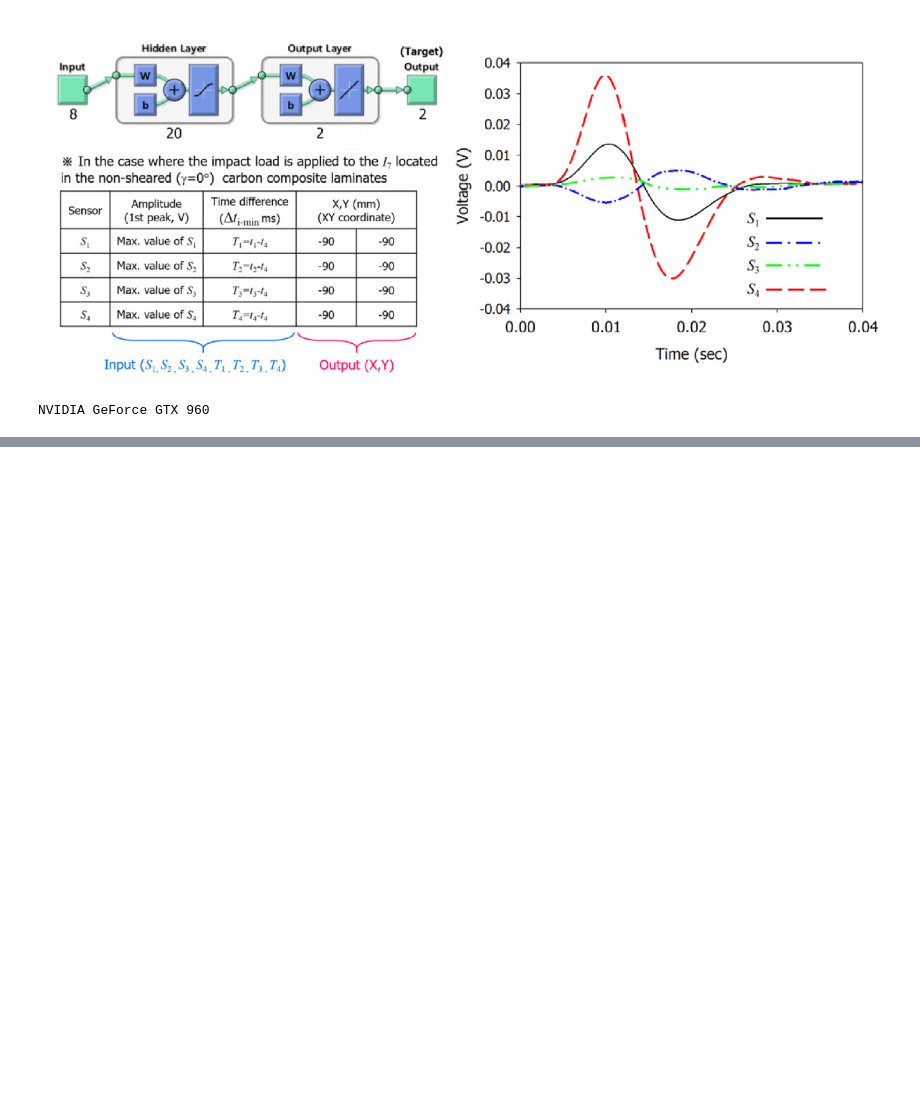
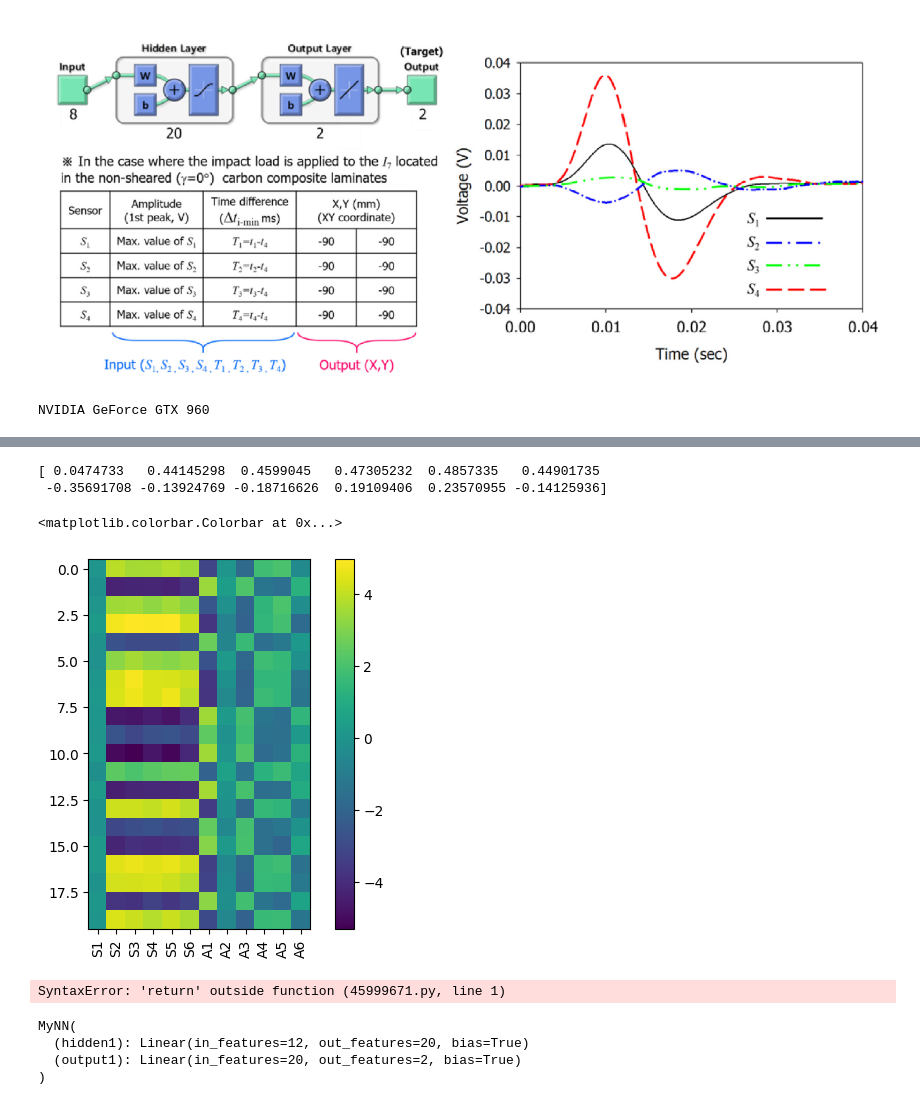
Before and after one commit to MrP123/scf_nn, a Jupyter notebook: test_previous_work.ipynb, the cells around one changed output, grey strips where cells are left out. Cells and saved outputs as stored; diff of their text form; code cells hidden in the pictures; blank space fills up the shorter version.

```diff
--- a/test_previous_work.ipynb
+++ b/test_previous_work.ipynb
@@ -49,0 +162,10 @@ Model: "functional_1"
+# %%
+model.eval()
+model_cpu = model.to("cpu")
+
+with torch.no_grad():
+    x, y = DataLoader(dataset, shuffle=True)._get_iterator().__next__()
+    x, y = x.to(torch.float32), y.to(torch.float32)
+    print(f"{x=} / {y=}")
+    y_predict = model_cpu(x)
+    print(f"{y_predict.detach().numpy()=}")
@@ -49,0 +189,19 @@ Model: "functional_1"
+# %%
+w1 = model_cpu.state_dict()["hidden1.weight"].numpy()
+w1.shape
+print(np.mean(w1, axis=0)) #expect index 0 to be close to 0 as the input in the training data is always 0
+
+plt.figure()
+plt.imshow(w1, interpolation=None)
+plt.xticks(np.arange(0, w1.shape[1]), ["S1", "S2", "S3", "S4", "S5", "S6", "A1", "A2", "A3", "A4", "A5", "A6"], rotation=90)
+plt.colorbar()
+# %% [output]
+[ 0.0474733   0.44145298  0.4599045   0.47305232  0.4857335   0.44901735
+ -0.35691708 -0.13924769 -0.18716626  0.19109406  0.23570955 -0.14125936]
+<matplotlib.colorbar.Colorbar at 0x...>
+[figure, added]
+# %%
+return
+# Prevents running cells that save model on accident when running all
+# %% [output]
+SyntaxError: 'return' outside function (45999671.py, line 1)
@@ -49,0 +210,9 @@ Model: "functional_1"
+# %%
+loaded_model = MyNN(input_size)
+loaded_model.load_state_dict(torch.load("models/model_test.pt", weights_only=True))
+loaded_model.eval()
+# %% [output]
+MyNN(
+  (hidden1): Linear(in_features=12, out_features=20, bias=True)
+  (output1): Linear(in_features=20, out_features=2, bias=True)
+)
```
Also changed, not shown: parts of 11 cells of this notebook, 5 other files.
